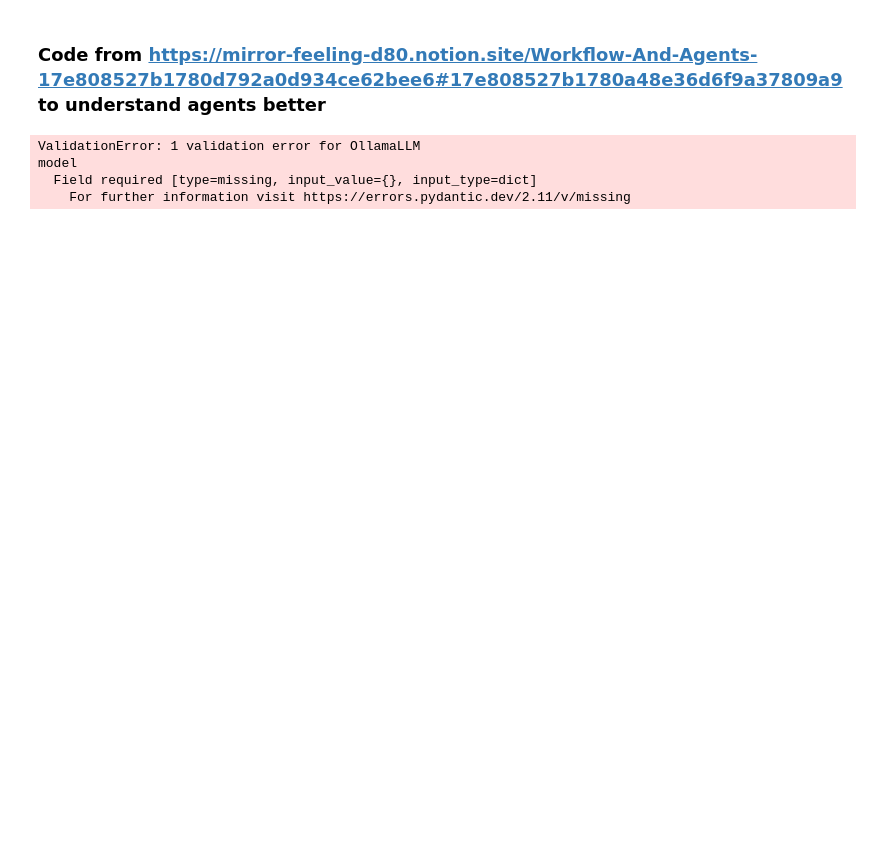
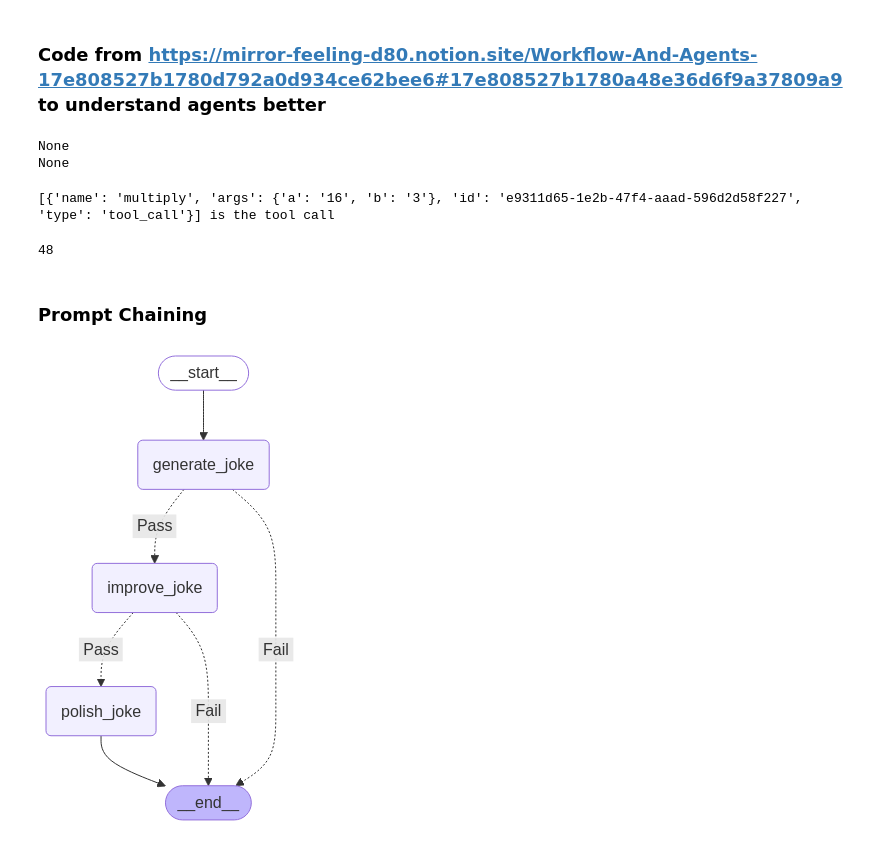
Before and after one commit to lordbeerus0505/AIGitAgent, a Jupyter notebook: learn_langchain.ipynb, the cells around one changed output. Cells and saved outputs as stored; diff of their text form; code cells hidden in the pictures; blank space fills up the shorter version.

```diff
--- a/learn_langchain.ipynb
+++ b/learn_langchain.ipynb
@@ -18,29 +18,49 @@ class SearchQuery(BaseModel):
 # llm = ChatOllama(model="hf.co/bartowski/granite-3.0-1b-a400m-instruct-GGUF:latest")
 llm = ChatOllama(model="llama3.2")
 
-llm = llms.OllamaLLM()
+# llm = llms.OllamaLLM()
 # Providing structured output
 structured_llm = llm.with_structured_output(SearchQuery)
 output = structured_llm.invoke("How does Calcium CT score relate to high cholesterol?")
 print(output.search_query)
 print(output.justification)
 # %% [output]
-ValidationError: 1 validation error for OllamaLLM
-model
-  Field required [type=missing, input_value={}, input_type=dict]
-    For further information visit https://errors.pydantic.dev/2.11/v/missing
+None
+None
 # %%
+from langchain_core.tools import tool
 # Define a tool
+@tool
 def multiply(a: int, b: int) -> int:
+    """Multiply a and b.
+
+    Args:
+        a: first int
+        b: second int
+    """
     return a * b
 
 # Augment the LLM with tools
 llm_with_tools = llm.bind_tools([multiply])
 
 # Invoke the LLM with input that triggers the tool call
-msg = llm_with_tools.invoke("What is 2 multiplied by 3?")
+msg = llm_with_tools.invoke("What is 16 multiplied by 3?")
 
 # Get the tool call
 print(msg.tool_calls, "is the tool call")
 # Calling this gets a little hard with langchain - langgraph is a better option.
+# %% [output]
+[{'name': 'multiply', 'args': {'a': '16', 'b': '3'}, 'id': 'e9311d65-1e2b-47f4-aaad-596d2d58f227', 'type': 'tool_call'}] is the tool call
+# %%
+tool_call = msg.tool_calls[0]
+f_name = tool_call["name"]
+f_args = tool_call["args"]
+if f_name == "multiply":
+    res = multiply.invoke(tool_call["args"])
+    print(res)
+    # can similarly call other operations - as long as tool_calls is able to correctly tell which tool to call
+# %% [output]
+48
+# %% [markdown]
+### Prompt Chaining
 # %%
@@ -113,0 +106,29 @@ display(Image(chain.get_graph().draw_mermaid_png()))
+# %%
+""" Can create a workflow graph with langgraph"""
+
+from langgraph.graph import StateGraph, START, END
+from IPython.display import Image, display
+
+# Build workflow
+workflow = StateGraph(State)
+
+# Add nodes
+workflow.add_node("generate_joke", generate_joke)
+workflow.add_node("improve_joke", improve_joke)
+workflow.add_node("polish_joke", polish_joke)
+
+# Add edges to connect nodes
+workflow.add_edge(START, "generate_joke")
+workflow.add_conditional_edges(
+    "generate_joke", check_punchline, {"Pass": "improve_joke", "Fail": END}
+)
+workflow.add_conditional_edges("improve_joke", check_punchline, {"Pass": "polish_joke", "Fail": END})
+workflow.add_edge("polish_joke", END)
+
+# Compile
+chain = workflow.compile()
+
+# Show workflow
+display(Image(chain.get_graph().draw_mermaid_png()))
+# %% [output]
+[figure, added]
```
Also changed, not shown: parts of 30 cells of this notebook.
